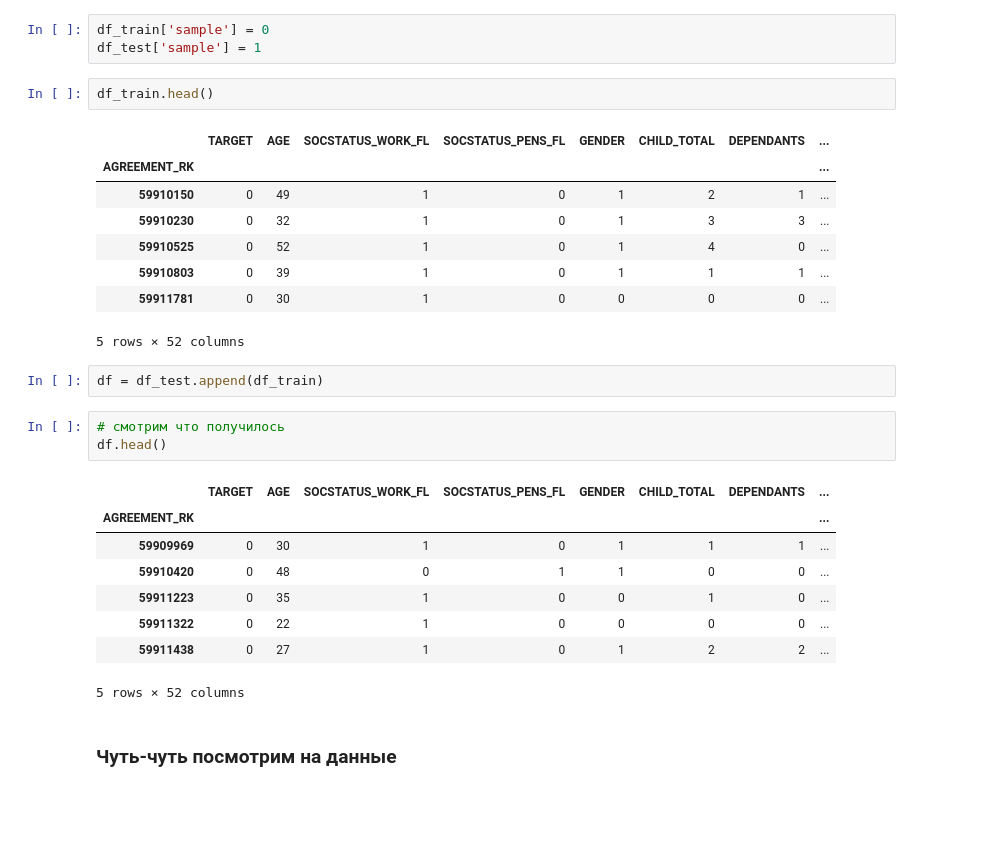
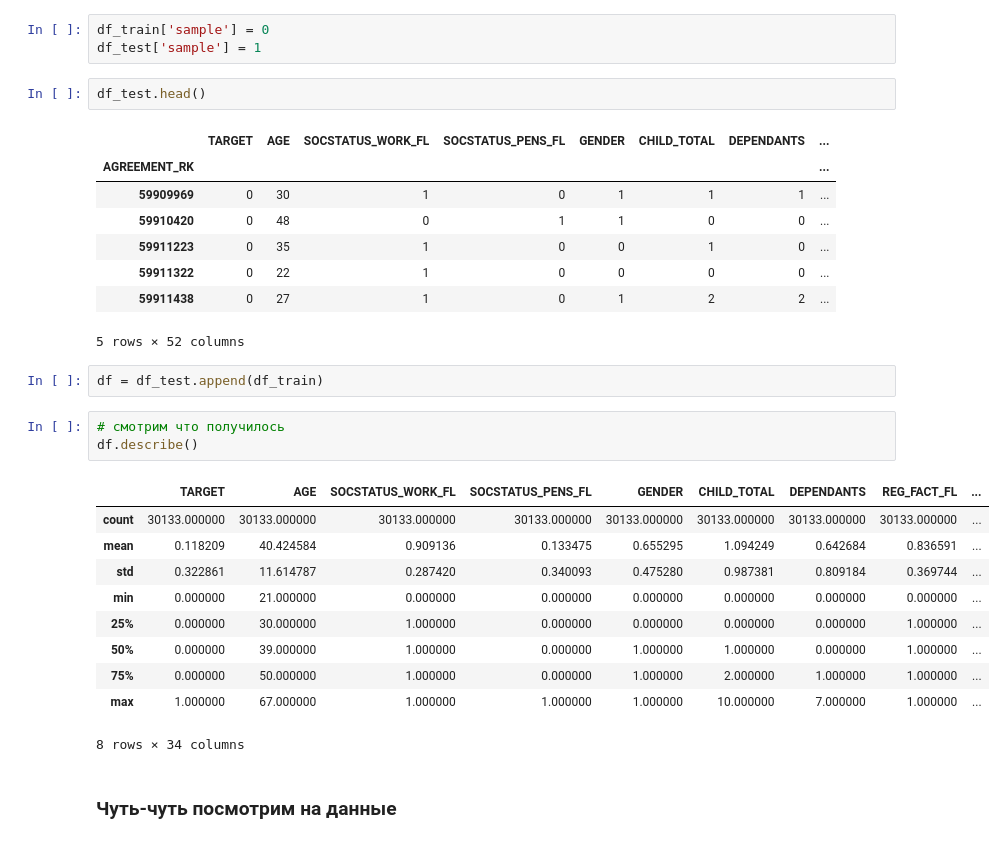
Before and after one commit to hantarex/sfml, a Jupyter notebook: hw_02/ml-intro-hw.ipynb, the cells around one changed output. Cells and saved outputs as stored; diff of their text form; blank space fills up the shorter version.

```diff
--- a/hw_02/ml-intro-hw.ipynb
+++ b/hw_02/ml-intro-hw.ipynb
@@ -99,30 +99,32 @@ df_train.head().T
 df_train['sample'] = 0
 df_test['sample'] = 1
 # %%
-df_train.head()
+df_test.head()
 # %% [output]
 |  | TARGET | AGE | SOCSTATUS_WORK_FL | SOCSTATUS_PENS_FL | GENDER | CHILD_TOTAL | DEPENDANTS | ... |
 | AGREEMENT_RK |  |  |  |  |  |  |  | ... |
-| 59910150 | 0 | 49 | 1 | 0 | 1 | 2 | 1 | ... |
-| 59910230 | 0 | 32 | 1 | 0 | 1 | 3 | 3 | ... |
-| 59910525 | 0 | 52 | 1 | 0 | 1 | 4 | 0 | ... |
-| 59910803 | 0 | 39 | 1 | 0 | 1 | 1 | 1 | ... |
-| 59911781 | 0 | 30 | 1 | 0 | 0 | 0 | 0 | ... |
+| 59909969 | 0 | 30 | 1 | 0 | 1 | 1 | 1 | ... |
+| 59910420 | 0 | 48 | 0 | 1 | 1 | 0 | 0 | ... |
+| 59911223 | 0 | 35 | 1 | 0 | 0 | 1 | 0 | ... |
+| 59911322 | 0 | 22 | 1 | 0 | 0 | 0 | 0 | ... |
+| 59911438 | 0 | 27 | 1 | 0 | 1 | 2 | 2 | ... |
 5 rows × 52 columns
 # %%
 df = df_test.append(df_train)
 # %%
 # смотрим что получилось
-df.head()
+df.describe()
 # %% [output]
-|  | TARGET | AGE | SOCSTATUS_WORK_FL | SOCSTATUS_PENS_FL | GENDER | CHILD_TOTAL | DEPENDANTS | ... |
-| AGREEMENT_RK |  |  |  |  |  |  |  | ... |
-| 59909969 | 0 | 30 | 1 | 0 | 1 | 1 | 1 | ... |
-| 59910420 | 0 | 48 | 0 | 1 | 1 | 0 | 0 | ... |
-| 59911223 | 0 | 35 | 1 | 0 | 0 | 1 | 0 | ... |
-| 59911322 | 0 | 22 | 1 | 0 | 0 | 0 | 0 | ... |
-| 59911438 | 0 | 27 | 1 | 0 | 1 | 2 | 2 | ... |
+|  | TARGET | AGE | SOCSTATUS_WORK_FL | SOCSTATUS_PENS_FL | GENDER | CHILD_TOTAL | DEPENDANTS | REG_FACT_FL | ... |
+| count | 30133.000000 | 30133.000000 | 30133.000000 | 30133.000000 | 30133.000000 | 30133.000000 | 30133.000000 | 30133.000000 | ... |
+| mean | 0.118209 | 40.424584 | 0.909136 | 0.133475 | 0.655295 | 1.094249 | 0.642684 | 0.836591 | ... |
+| std | 0.322861 | 11.614787 | 0.287420 | 0.340093 | 0.475280 | 0.987381 | 0.809184 | 0.369744 | ... |
+| min | 0.000000 | 21.000000 | 0.000000 | 0.000000 | 0.000000 | 0.000000 | 0.000000 | 0.000000 | ... |
+| 25% | 0.000000 | 30.000000 | 1.000000 | 0.000000 | 0.000000 | 0.000000 | 0.000000 | 1.000000 | ... |
+| 50% | 0.000000 | 39.000000 | 1.000000 | 0.000000 | 1.000000 | 1.000000 | 0.000000 | 1.000000 | ... |
+| 75% | 0.000000 | 50.000000 | 1.000000 | 0.000000 | 1.000000 | 2.000000 | 1.000000 | 1.000000 | ... |
+| max | 1.000000 | 67.000000 | 1.000000 | 1.000000 | 1.000000 | 10.000000 | 7.000000 | 1.000000 | ... |
-5 rows × 52 columns
+8 rows × 34 columns
 # %% [markdown]
 ### Чуть-чуть посмотрим на данные
 # %% [markdown]
```
Also changed, not shown: parts of 8 cells of this notebook.
